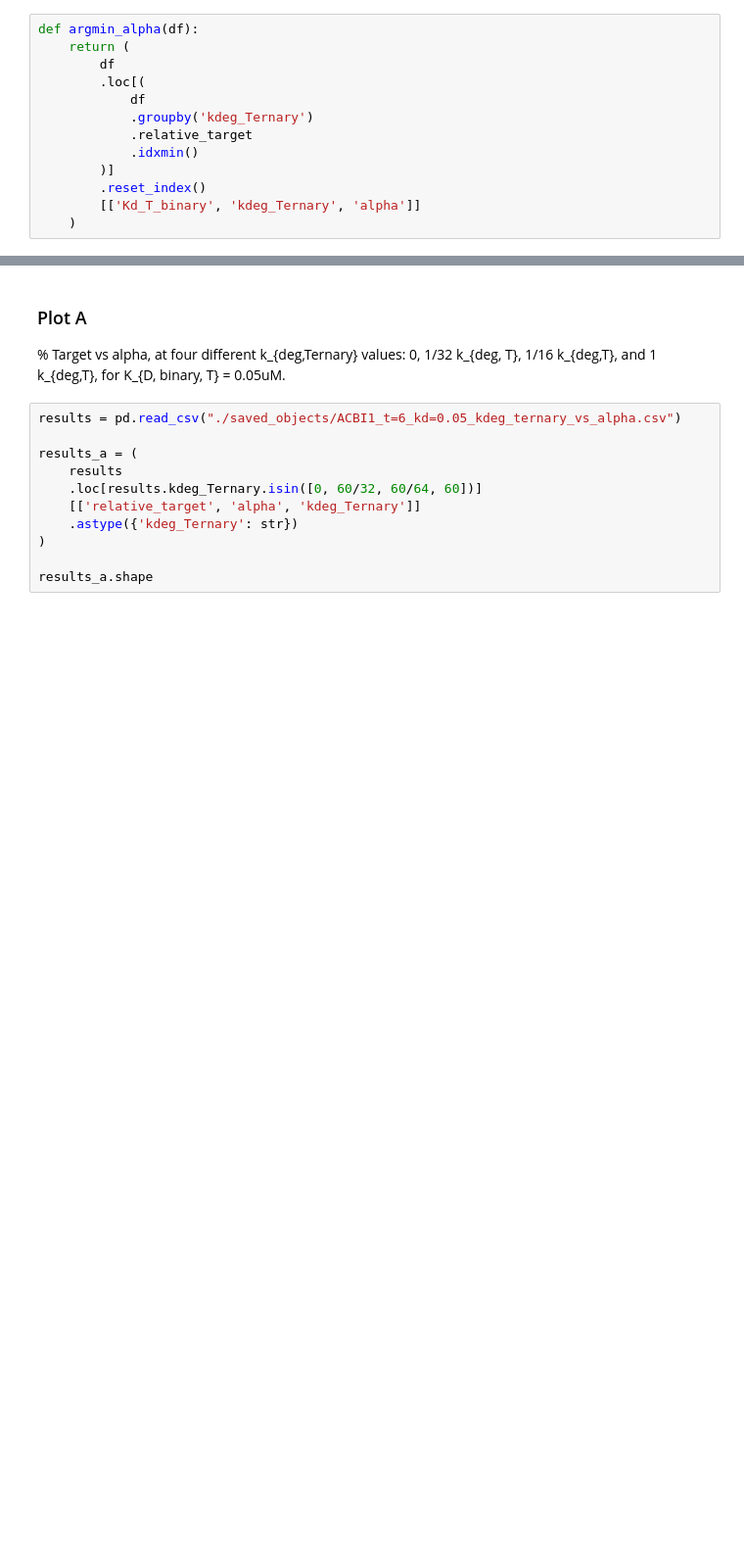
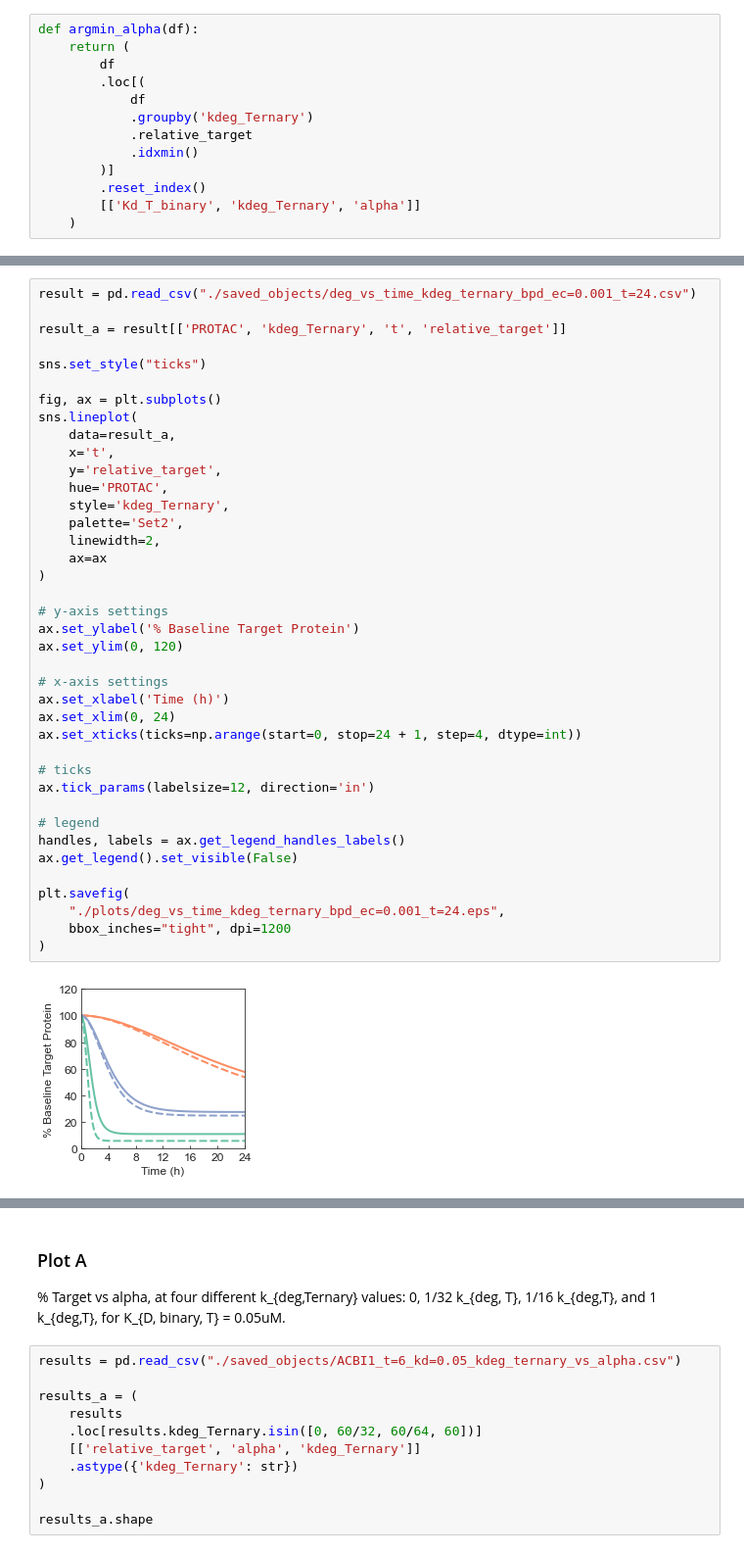
Before and after one commit to stxinsite/kinetic-degradation, a Jupyter notebook: sandbox.ipynb, the cells around one changed output, grey strips where cells are left out. Shown: that part at 98% size. Saved outputs shown, nothing was run; the diff lists cells and outputs as text; blank space fills up the shorter version.

Commit message:
plots through figure 4

```diff
--- a/sandbox.ipynb
+++ b/sandbox.ipynb
@@ -22,0 +30,41 @@ def argmin_alpha(df):
+# %%
+result = pd.read_csv("./saved_objects/deg_vs_time_kdeg_ternary_bpd_ec=0.001_t=24.csv")
+
+result_a = result[['PROTAC', 'kdeg_Ternary', 't', 'relative_target']]
+
+sns.set_style("ticks")
+
+fig, ax = plt.subplots()
+sns.lineplot(
+    data=result_a,
+    x='t',
+    y='relative_target',
+    hue='PROTAC',
+    style='kdeg_Ternary',
+    palette='Set2',
+    linewidth=2,
+    ax=ax
+)
+
+# y-axis settings
+ax.set_ylabel('% Baseline Target Protein')
+ax.set_ylim(0, 120)
+
+# x-axis settings
+ax.set_xlabel('Time (h)')
+ax.set_xlim(0, 24)
+ax.set_xticks(ticks=np.arange(start=0, stop=24 + 1, step=4, dtype=int))
+
+# ticks
+ax.tick_params(labelsize=12, direction='in')
+
+# legend
+handles, labels = ax.get_legend_handles_labels()
+ax.get_legend().set_visible(False)
+
+plt.savefig(
+    "./plots/deg_vs_time_kdeg_ternary_bpd_ec=0.001_t=24.eps",
+    bbox_inches="tight", dpi=1200
+)
+# %% [output]
+[figure, added]
```
Also changed, not shown: parts of 16 cells of this notebook.
